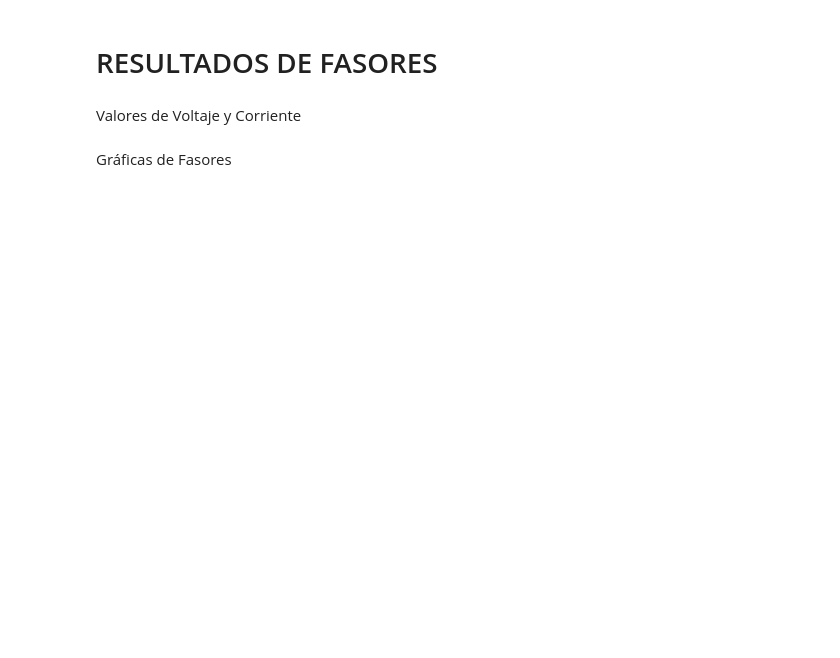
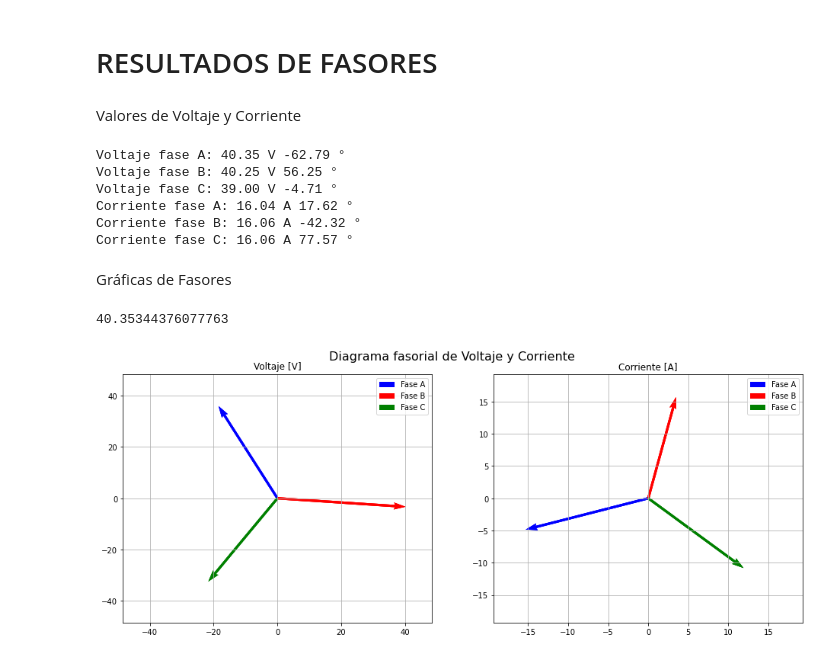
Before and after one commit to andresenrique08/Virtual_Relay_Course, a Jupyter notebook: Test_complete1.ipynb, the cells around one changed output. Drawn from its saved outputs; the diff is of its cells as text; code cells hidden in the pictures; blank space fills up the shorter version.

```diff
--- a/Test_complete1.ipynb
+++ b/Test_complete1.ipynb
@@ -357,39 +364,49 @@ Valores de Voltaje y Corriente
 # %%
 # Voltajes
 print('Voltaje fase A:', "{:.2f}".format(np.double(X_V[-1:,0])), 'V', "{:.2f}".format(np.double(Y_V[-1:,0])),'°')
-print('Voltaje fase B:', "{:.2f}".format(np.double(X_V[-1:,1])), 'V', "{:.2f}".format(np.double(Y_V[-1:,1])),'°')
-print('Voltaje fase C:', "{:.2f}".format(np.double(X_V[-1:,2])), 'V', "{:.2f}".format(np.double(Y_V[-1:,2])),'°')
+print('Voltaje fase B:', "{:.2f}".format(np.double(X_V[-1:,2])), 'V', "{:.2f}".format(np.double(Y_V[-1:,1])),'°')
+print('Voltaje fase C:', "{:.2f}".format(np.double(X_V[-1:,1])), 'V', "{:.2f}".format(np.double(Y_V[-1:,2])),'°')
 
 # Corrientes
 print('Corriente fase A:', "{:.2f}".format(np.double(X_C[-1:,0])), 'A', "{:.2f}".format(np.double(Y_C[-1:,0])),'°')
-print('Corriente fase B:', "{:.2f}".format(np.double(X_C[-1:,1])), 'A', "{:.2f}".format(np.double(Y_C[-1:,1])),'°')
-print('Corriente fase C:', "{:.2f}".format(np.double(X_C[-1:,2])), 'A', "{:.2f}".format(np.double(Y_C[-1:,2])),'°')
+print('Corriente fase B:', "{:.2f}".format(np.double(X_C[-1:,2])), 'A', "{:.2f}".format(np.double(Y_C[-1:,1])),'°')
+print('Corriente fase C:', "{:.2f}".format(np.double(X_C[-1:,1])), 'A', "{:.2f}".format(np.double(Y_C[-1:,2])),'°')
+# %% [output]
+Voltaje fase A: 40.35 V -62.79 °
+Voltaje fase B: 40.25 V 56.25 °
+Voltaje fase C: 39.00 V -4.71 °
+Corriente fase A: 16.04 A 17.62 °
+Corriente fase B: 16.06 A -42.32 °
+Corriente fase C: 16.06 A 77.57 °
 # %% [markdown]
 Gráficas de Fasores
 # %%
 # Creando la figura
 fig, ax = plt.subplots(1, 2, figsize =(16, 6))
 fig.suptitle('Diagrama fasorial de Voltaje y Corriente', y=0.95, fontsize=16)
 
 lim_axis_V = np.max([np.float(X_V[-1:,0]), np.float(X_V[-1:,1]),np.float(X_V[-1:,2])])
 lim_axis_C = np.max([np.float(X_C[-1:,0]), np.float(X_C[-1:,1]),np.float(X_C[-1:,2])])
 print(lim_axis_V)
 # Creando el punto de origen para los vectores
 x_pos = [0, 0,0]
 y_pos = [0, 0,0]
 
 ax[0].quiver(x_pos, y_pos, Xc_V[-1,0], Xs_V[-1,0], angles='xy', scale_units = 'xy', scale=1, color=['b'], label='Fase A')
-ax[0].quiver(x_pos, y_pos, Xc_V[-1,1], Xs_V[-1,1], angles='xy', scale_units = 'xy', scale=1, color=['r'], label='Fase B')
-ax[0].quiver(x_pos, y_pos, Xc_V[-1,2], Xs_V[-1,2], angles='xy', scale_units = 'xy', scale=1, color=['g'], label='Fase C')
+ax[0].quiver(x_pos, y_pos, Xc_V[-1,2], Xs_V[-1,2], angles='xy', scale_units = 'xy', scale=1, color=['r'], label='Fase B')
+ax[0].quiver(x_pos, y_pos, Xc_V[-1,1], Xs_V[-1,1], angles='xy', scale_units = 'xy', scale=1, color=['g'], label='Fase C')
 ax[0].axis([-1.2*lim_axis_V, 1.2*lim_axis_V, -1.2*lim_axis_V, 1.2*lim_axis_V])
 ax[0].set_title('Voltaje [V]')
 ax[0].legend() #<-- Se nombran las leyendas
 ax[0].grid(b=True, which='major') #<-- plot grid lines
 
 ax[1].quiver(x_pos, y_pos, Xc_C[-1,0], Xs_C[-1,0], angles='xy', scale_units = 'xy', scale=1, color=['b'], label='Fase A')
-ax[1].quiver(x_pos, y_pos, Xc_C[-1,1], Xs_C[-1,1], angles='xy', scale_units = 'xy', scale=1, color=['r'], label='Fase B')
-ax[1].quiver(x_pos, y_pos, Xc_C[-1,2], Xs_C[-1,2], angles='xy', scale_units = 'xy', scale=1, color=['g'], label='Fase C')
+ax[1].quiver(x_pos, y_pos, Xc_C[-1,2], Xs_C[-1,2], angles='xy', scale_units = 'xy', scale=1, color=['r'], label='Fase B')
+ax[1].quiver(x_pos, y_pos, Xc_C[-1,1], Xs_C[-1,1], angles='xy', scale_units = 'xy', scale=1, color=['g'], label='Fase C')
 ax[1].axis([-1.2*lim_axis_C, 1.2*lim_axis_C, -1.2*lim_axis_C, 1.2*lim_axis_C])
 ax[1].set_title('Corriente [A]')
 ax[1].legend() #<-- Se nombran las leyendas
 ax[1].grid(b=True, which='major') #<-- plot grid lines
+# %% [output]
+40.35344376077763
+[figure, added]
```
Also changed, not shown: parts of 5 cells of this notebook, 2 other files.
